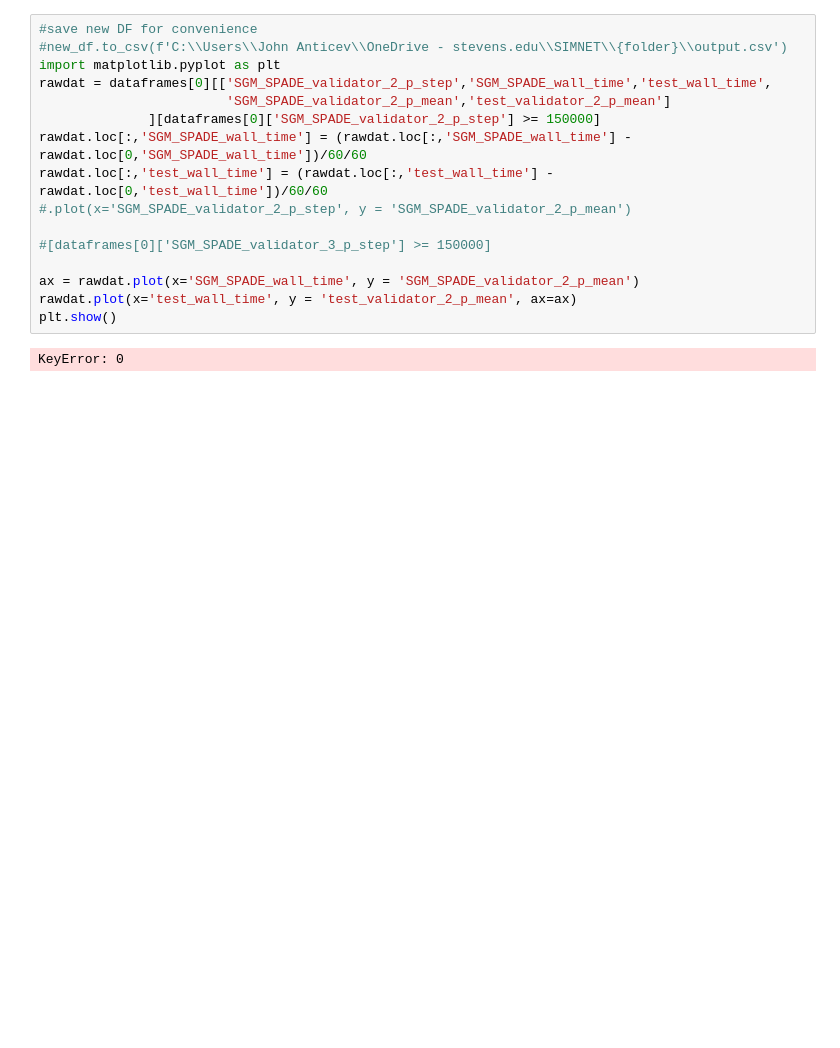
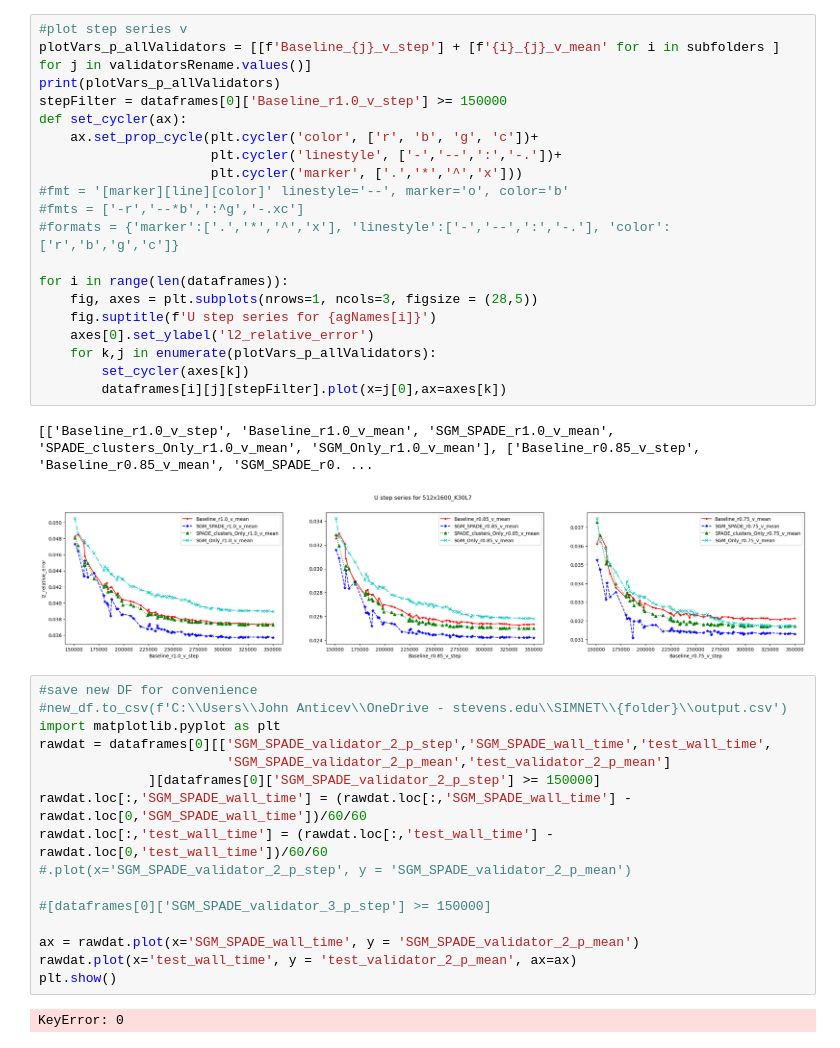
Before and after one commit to janticev/tensorboard-aggregator-modulus22, a Jupyter notebook: datagrabbing.ipynb, the cells around one changed output. Drawn from its saved outputs; the diff is of its cells as text; blank space fills up the shorter version.

```diff
--- a/datagrabbing.ipynb
+++ b/datagrabbing.ipynb
@@ -158,3 +156,26 @@ dataframes[0][['SGM_SPADE_validator_2_v_step','SGM_SPADE_validator_2_v_mean','te
+# %%
+#plot step series v
+plotVars_p_allValidators = [[f'Baseline_{j}_v_step'] + [f'{i}_{j}_v_mean' for i in subfolders ] for j in validatorsRename.values()]
+print(plotVars_p_allValidators)
+stepFilter = dataframes[0]['Baseline_r1.0_v_step'] >= 150000
+def set_cycler(ax):
+    ax.set_prop_cycle(plt.cycler('color', ['r', 'b', 'g', 'c'])+
+                      plt.cycler('linestyle', ['-','--',':','-.'])+
+                      plt.cycler('marker', ['.','*','^','x']))
+#fmt = '[marker][line][color]' linestyle='--', marker='o', color='b'
+#fmts = ['-r','--*b',':^g','-.xc']
+#formats = {'marker':['.','*','^','x'], 'linestyle':['-','--',':','-.'], 'color':['r','b','g','c']}
+
+for i in range(len(dataframes)):
+    fig, axes = plt.subplots(nrows=1, ncols=3, figsize = (28,5))
+    fig.suptitle(f'U step series for {agNames[i]}')
+    axes[0].set_ylabel('l2_relative_error')
+    for k,j in enumerate(plotVars_p_allValidators):
+        set_cycler(axes[k])
+        dataframes[i][j][stepFilter].plot(x=j[0],ax=axes[k])
+# %% [output]
+[['Baseline_r1.0_v_step', 'Baseline_r1.0_v_mean', 'SGM_SPADE_r1.0_v_mean', 'SPADE_clusters_Only_r1.0_v_mean', 'SGM_Only_r1.0_v_mean'], ['Baseline_r0.85_v_step', 'Baseline_r0.85_v_mean', 'SGM_SPADE_r0. ...
+[figure, added]
 # %%
 #save new DF for convenience
 #new_df.to_csv(f'C:\\Users\\John Anticev\\OneDrive - stevens.edu\\SIMNET\\{folder}\\output.csv')
```
Also changed, not shown: parts of 9 cells of this notebook.
